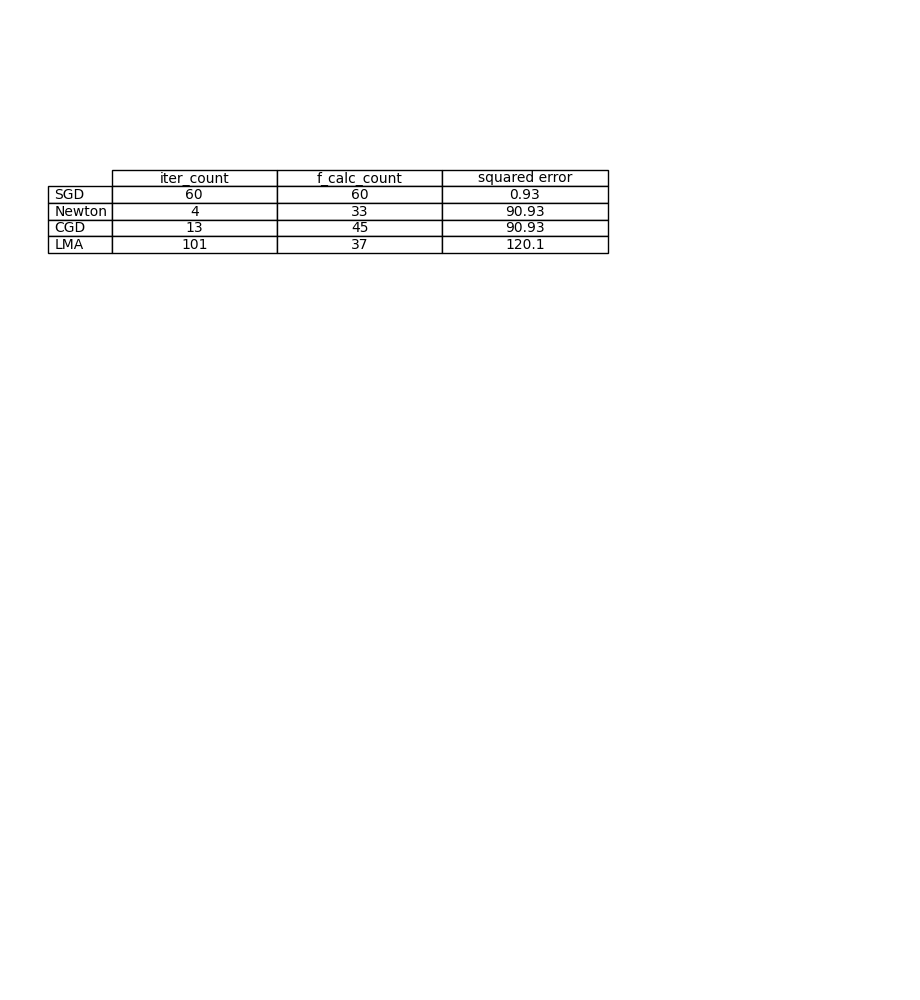
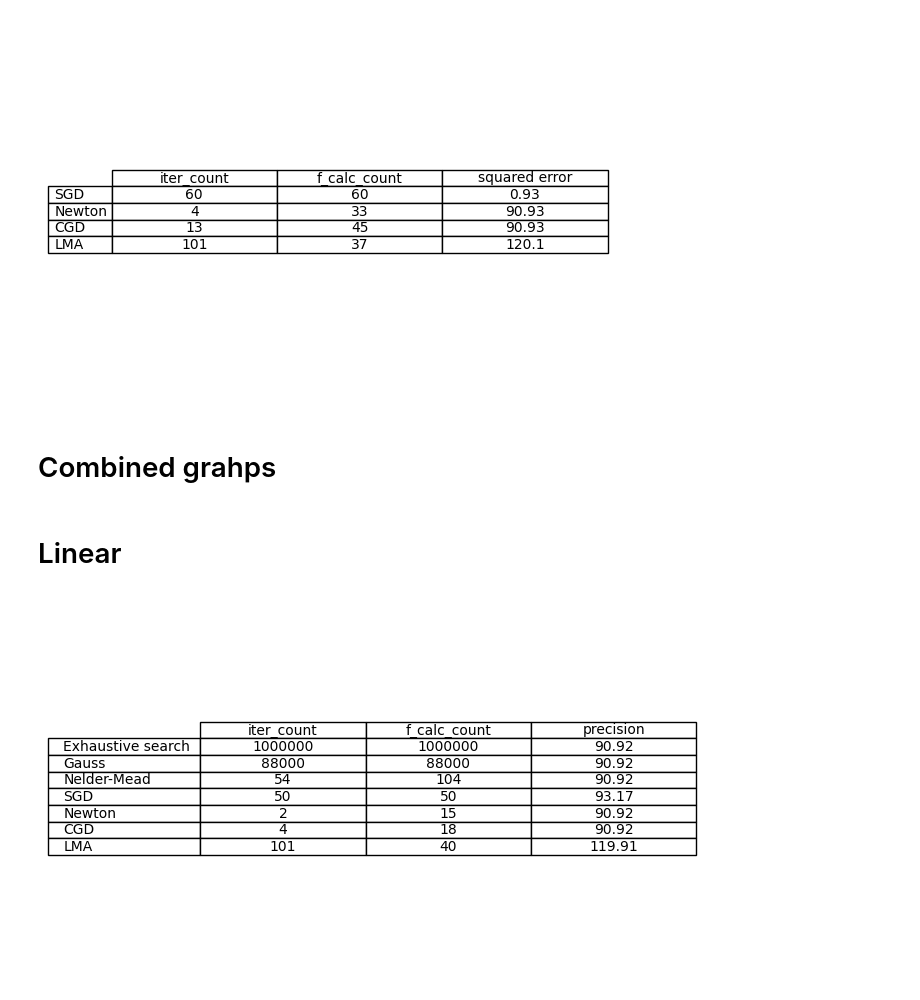
Before and after one commit to RuslanKozlyak/Labs_ITMO, a Jupyter notebook: AandD/Lr3.ipynb, the cells around one changed output. Cells and saved outputs as stored; diff of their text form; code cells hidden in the pictures; blank space fills up the shorter version.

```diff
--- a/AandD/Lr3.ipynb
+++ b/AandD/Lr3.ipynb
@@ -277,11 +283,11 @@ plot_aprox_result(x, y, methods_and_coafs,linear, 'linear')
 [-0.10585323  0.69401721]
 [figure]
 # %%
-methods_and_coafs = {
+methods_and_coafs_rational = {
     'Exhaustive search': brute_force_coafs_rational,
     'Gauss': coord_descent_coefs_rational,
     'Nelder-Mead': nelder_mead_rational['x'],
 }
 
-plot_aprox_result(x, y, methods_and_coafs,rational, 'Rational')
+plot_aprox_result(x, y, methods_and_coafs, rational, 'Rational')
 # %% [output]
@@ -368,7 +374,7 @@ w, b, iter_num, func_calc_num, precision = SGD(x, y, linear, epoch_count=400, lr
 # %% [output]
 [figure]
 # %%
-SGD_result_linear = [iter_num, func_calc_num, precision]
+SGD_result_linear = [iter_num, func_calc_num, precision*100]
 # %% [markdown]
 # Gradient descent rational
 # %%
@@ -453,14 +459,14 @@ lma_result_rational = [len(lma_rational['fun']), lma_rational['nfev'], lma_ratio
 # %% [markdown]
 # Plotting graphs for second order methods
 # %%
-methods_and_coafs = {
-    'SGD': [w, a],
+methods_and_coafs_first_order = {
+    'SGD': [w, b],
     'Newton': newton_linear['x'],
     'CGD': conjugate_linear['x'],
     'LMA': lma_linear['x'],
 }
 
-plot_aprox_result(x, y, methods_and_coafs, linear, 'Linear')
+plot_aprox_result(x, y, methods_and_coafs_first_order, linear, 'Linear')
 # %% [output]
 [0.3816547989845276, 0.18054507069218806]
 [-0.1061994   0.69418446]
@@ -494,3 +500,13 @@ make_table_2d([SGD_result_rational, conjugate_result_rational, newton_result_rat
                column_headers = ['iter_count','f_calc_count', 'squared error'])
 # %% [output]
 [figure]
+# %% [markdown]
+# Combined grahps
+# %% [markdown]
+# Linear
+# %%
+make_table_2d([brute_force_result,coordinate_descent_result,nelder_mead_result,SGD_result_linear, conjugate_result_linear, newton_result_linear, lma_result_linear],
+               row_headers = list(methods_and_coafs.keys()) + list(methods_and_coafs_first_order.keys()),
+               column_headers = ['iter_count','f_calc_count', 'precision'])
+# %% [output]
+[figure, added]
```
Also changed, not shown: parts of 8 cells of this notebook.
